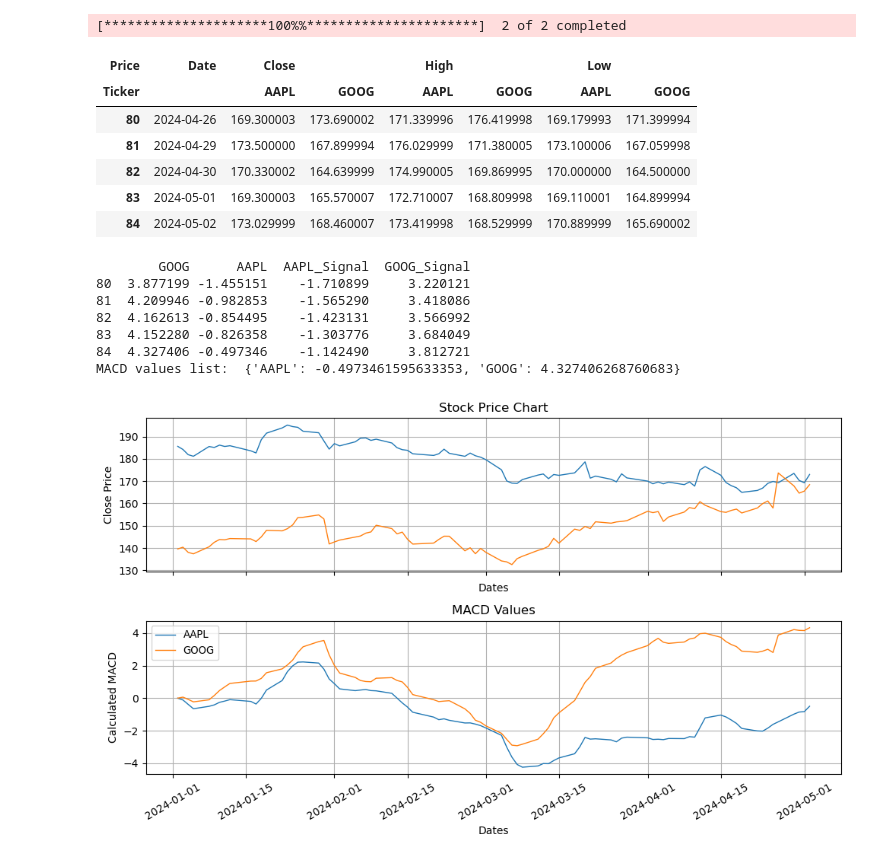
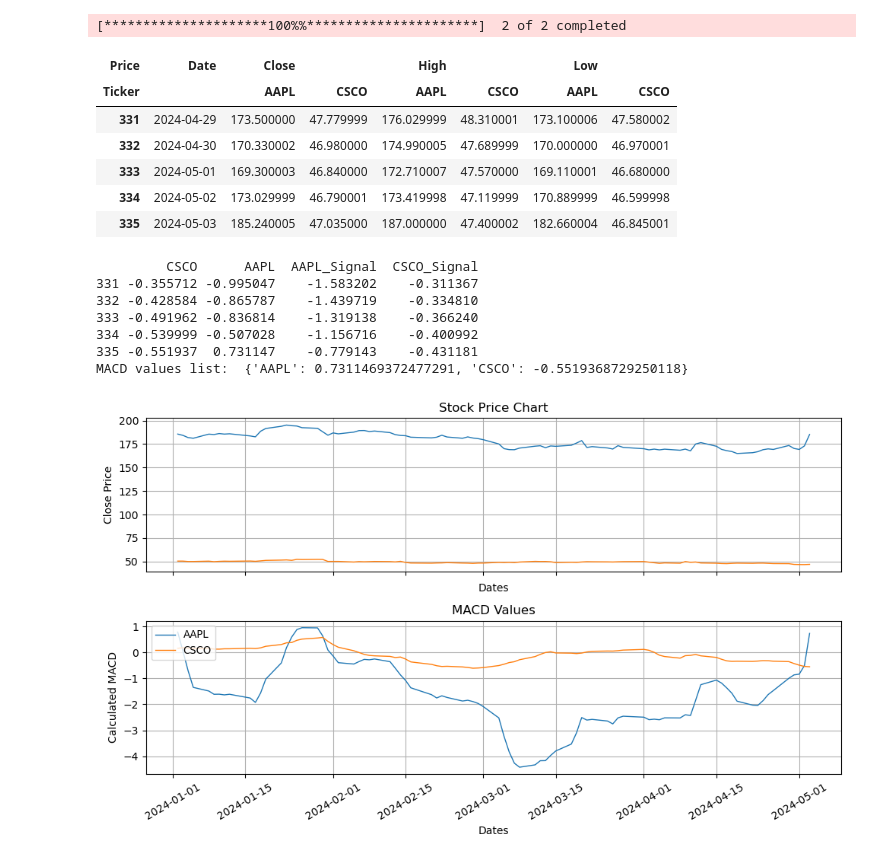
Before and after one commit to mburley127/TradingIndicators, a Jupyter notebook: IndicatorAnalysis/MACD.ipynb, the cells around one changed output. Saved outputs shown, nothing was run; the diff lists cells and outputs as text; code cells hidden in the pictures.

```diff
--- a/IndicatorAnalysis/MACD.ipynb
+++ b/IndicatorAnalysis/MACD.ipynb
@@ -10,37 +10,37 @@ sys.path.append('/Users/mburley/TradingIndicators/Functions')  # Add the 'Functi
 from IndicatorFunctions import import_stock_data, calculate_macd, plot_function
 # %%
 ### Load in Stock Data
-tickers = ['AAPL', 'GOOG']
-start_date = '2024-01-01'
+tickers = ['AAPL', 'CSCO', ]
+start_date = '2023-01-01'
 stock_data = import_stock_data(tickers, start_date)
 stock_data.tail()
 # %% [output]
 [*********************100%%**********************]  2 of 2 completed
 | Price | Date | Close |  | High |  | Low |  |
-| Ticker |  | AAPL | GOOG | AAPL | GOOG | AAPL | GOOG |
-| 80 | 2024-04-26 | 169.300003 | 173.690002 | 171.339996 | 176.419998 | 169.179993 | 171.399994 |
-| 81 | 2024-04-29 | 173.500000 | 167.899994 | 176.029999 | 171.380005 | 173.100006 | 167.059998 |
-| 82 | 2024-04-30 | 170.330002 | 164.639999 | 174.990005 | 169.869995 | 170.000000 | 164.500000 |
-| 83 | 2024-05-01 | 169.300003 | 165.570007 | 172.710007 | 168.809998 | 169.110001 | 164.899994 |
-| 84 | 2024-05-02 | 173.029999 | 168.460007 | 173.419998 | 168.529999 | 170.889999 | 165.690002 |
+| Ticker |  | AAPL | CSCO | AAPL | CSCO | AAPL | CSCO |
+| 331 | 2024-04-29 | 173.500000 | 47.779999 | 176.029999 | 48.310001 | 173.100006 | 47.580002 |
+| 332 | 2024-04-30 | 170.330002 | 46.980000 | 174.990005 | 47.689999 | 170.000000 | 46.970001 |
+| 333 | 2024-05-01 | 169.300003 | 46.840000 | 172.710007 | 47.570000 | 169.110001 | 46.680000 |
+| 334 | 2024-05-02 | 173.029999 | 46.790001 | 173.419998 | 47.119999 | 170.889999 | 46.599998 |
+| 335 | 2024-05-03 | 185.240005 | 47.035000 | 187.000000 | 47.400002 | 182.660004 | 46.845001 |
 # %%
 ### MACD Function for Multiple Stocks
 macd_df, macd_vals = calculate_macd(tickers, stock_data)
 print(macd_df.tail())
 print("MACD values list: ", macd_vals)
 # %% [output]
-        GOOG      AAPL  AAPL_Signal  GOOG_Signal
-80  3.877199 -1.455151    -1.710899     3.220121
-81  4.209946 -0.982853    -1.565290     3.418086
-82  4.162613 -0.854495    -1.423131     3.566992
-83  4.152280 -0.826358    -1.303776     3.684049
-84  4.327406 -0.497346    -1.142490     3.812721
-MACD values list:  {'AAPL': -0.4973461595633353, 'GOOG': 4.327406268760683}
+         CSCO      AAPL  AAPL_Signal  CSCO_Signal
+331 -0.355712 -0.995047    -1.583202    -0.311367
+332 -0.428584 -0.865787    -1.439719    -0.334810
+333 -0.491962 -0.836814    -1.319138    -0.366240
+334 -0.539999 -0.507028    -1.156716    -0.400992
+335 -0.551937  0.731147    -0.779143    -0.431181
+MACD values list:  {'AAPL': 0.7311469372477291, 'CSCO': -0.5519368729250118}
 # %%
 ### Plot MACD and Stock Dataframes
 plot = plot_function(stock_data, macd_df, tickers, indicator_type = 'MACD')
 plot
 # %% [output]
-[figure, old version]
+[figure, new version]
 # %%
 ### Perform Filtering
```
Also changed, not shown: parts of 2 cells of this notebook.
